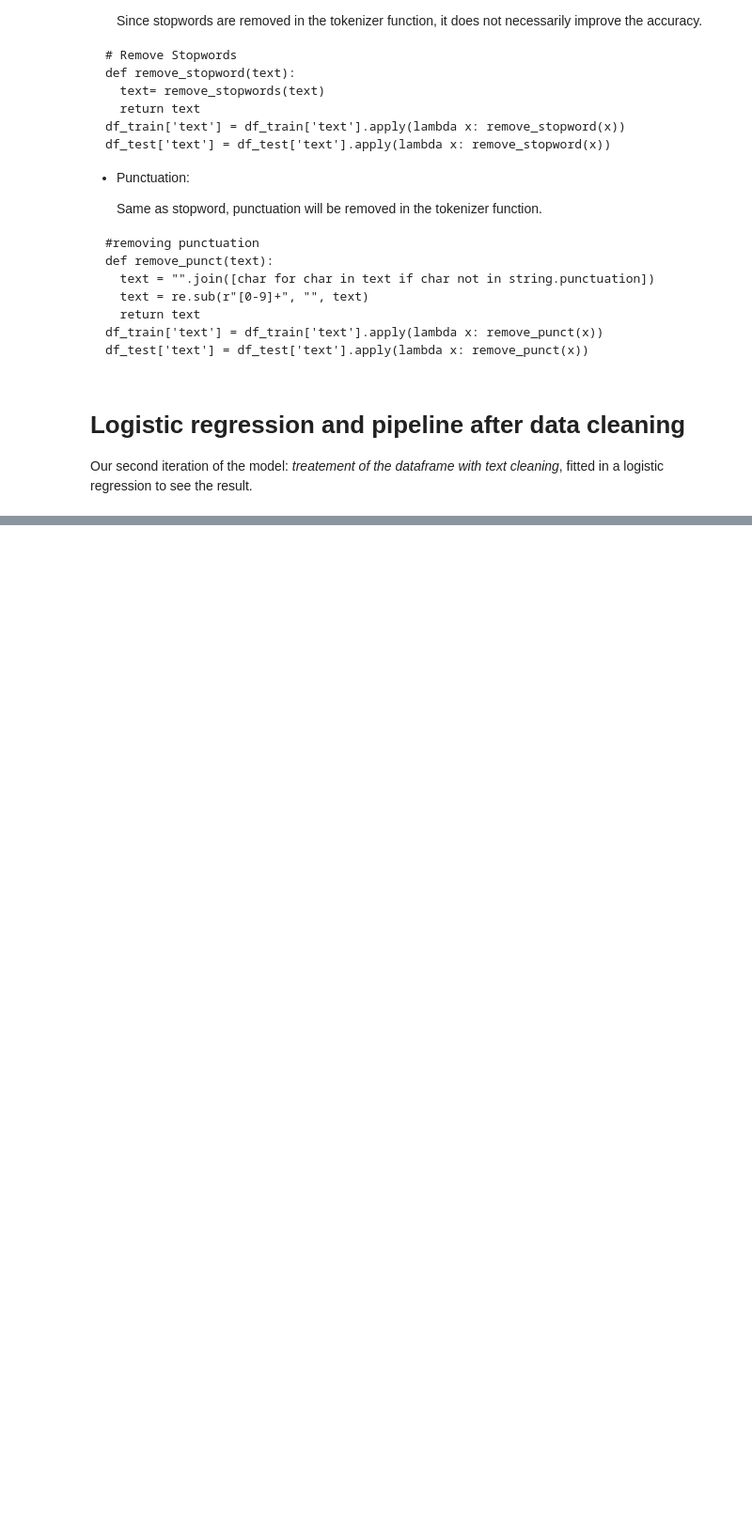
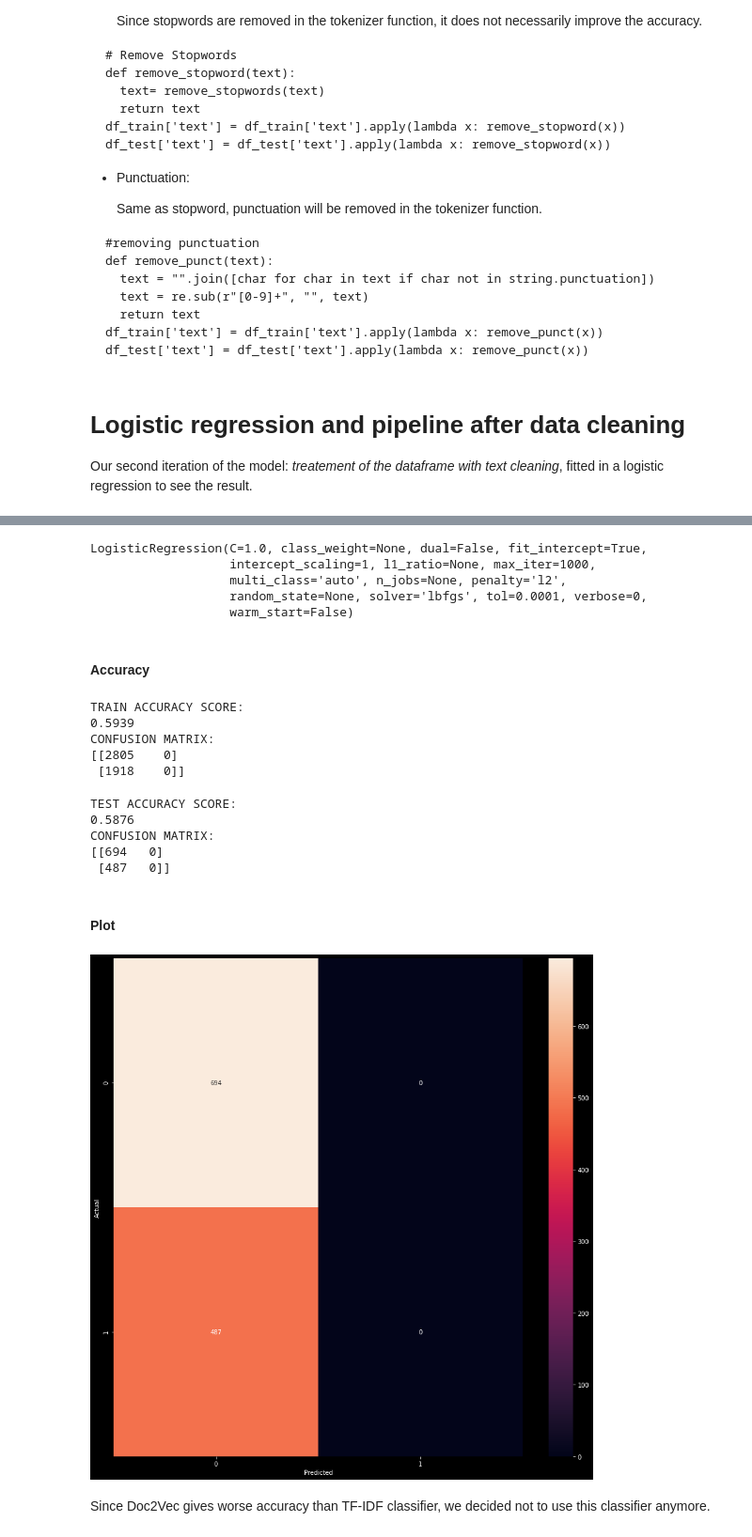
Before and after one commit to 98bao/Migros, a Jupyter notebook: code/Project_code.ipynb, the cells around one changed output, grey strips where cells are left out. Shown: that part at 94% size. Cells and saved outputs as stored; diff of their text form; code cells hidden in the pictures; blank space fills up the shorter version.

```diff
--- a/code/Project_code.ipynb
+++ b/code/Project_code.ipynb
@@ -587,0 +866,49 @@ Our second iteration of the model: *treatement of the dataframe with text cleani
+# %%
+#Defining Doc2Vec and build vocabulary
+model_dbow = Doc2Vec(dm=0, vector_size=30, negative=6, hs=0, min_count=1, sample=0, workers=cores, epoch=300)
+model_dbow.build_vocab([x for x in train_tagged.values])
+# %%
+#Select X and y
+def vec_for_learning(model, tagged_docs):
+    sents = tagged_docs.values
+    targets, regressors = zip(*[(doc.tags[0], model.infer_vector(doc.words, steps=100)) for doc in sents])
+    return targets, regressors
+
+y_train, X_train = vec_for_learning(model_dbow, train_tagged)
+y_test, X_test = vec_for_learning(model_dbow, test_tagged)
+# %%
+#Fit
+logreg = LogisticRegression(max_iter=1000, solver='lbfgs')
+logreg.fit(X_train, y_train)
+# %% [output]
+LogisticRegression(C=1.0, class_weight=None, dual=False, fit_intercept=True,
+                   intercept_scaling=1, l1_ratio=None, max_iter=1000,
+                   multi_class='auto', n_jobs=None, penalty='l2',
+                   random_state=None, solver='lbfgs', tol=0.0001, verbose=0,
+                   warm_start=False)
+# %% [markdown]
+#### Accuracy
+# %%
+#Accuracy of the train data
+y_pred_train = logreg.predict(X_train)
+print(f"TRAIN ACCURACY SCORE:\n{accuracy_score(y_train, y_pred_train):.4f}")
+print(f"CONFUSION MATRIX:\n{confusion_matrix(y_train, y_pred_train)}")
+# %% [output]
+TRAIN ACCURACY SCORE:
+0.5939
+CONFUSION MATRIX:
+[[2805    0]
+ [1918    0]]
+# %%
+#Accuracy of the test data
+y_pred_test = logreg.predict(X_test)
+print(f"TEST ACCURACY SCORE:\n{accuracy_score(y_test, y_pred_test):.4f}")
+print(f"CONFUSION MATRIX:\n{confusion_matrix(y_test, y_pred_test)}")
+# %% [output]
+TEST ACCURACY SCORE:
+0.5876
+CONFUSION MATRIX:
+[[694   0]
+ [487   0]]
+# %% [markdown]
+#### Plot
@@ -587,0 +917,12 @@ Our second iteration of the model: *treatement of the dataframe with text cleani
+# %%
+#heatmap for evaluation
+conf_mat = confusion_matrix(y_test, y_pred_test)
+fig, ax = plt.subplots(figsize=(15,15))
+sns.heatmap(conf_mat, annot=True, fmt='d')
+plt.ylabel('Actual')
+plt.xlabel('Predicted')
+plt.show()
+# %% [output]
+[figure, added]
+# %% [markdown]
+Since Doc2Vec gives worse accuracy than TF-IDF classifier, we decided not to use this classifier anymore.
```
Also changed, not shown: parts of 37 cells of this notebook.
